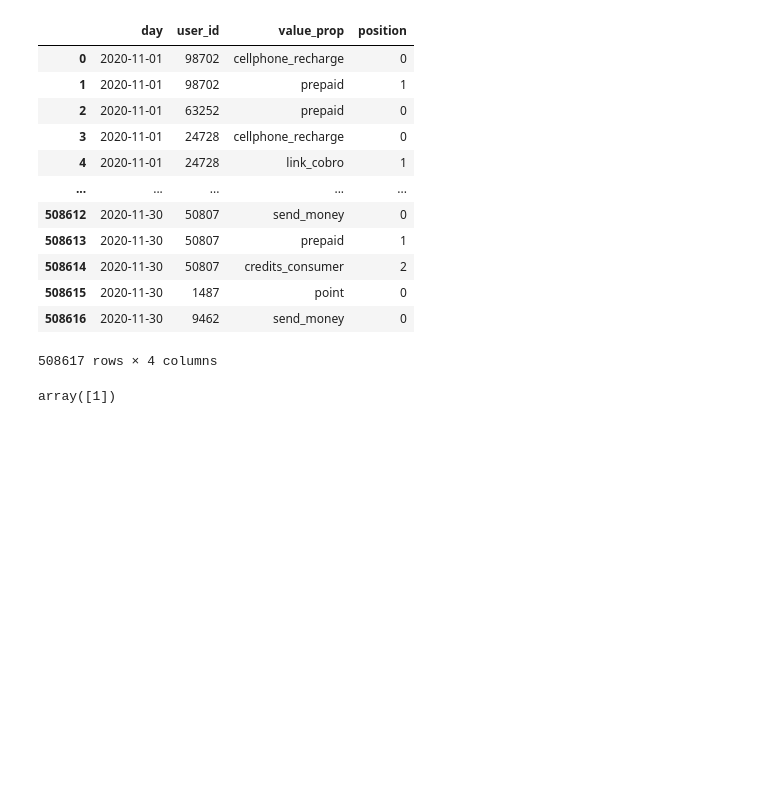
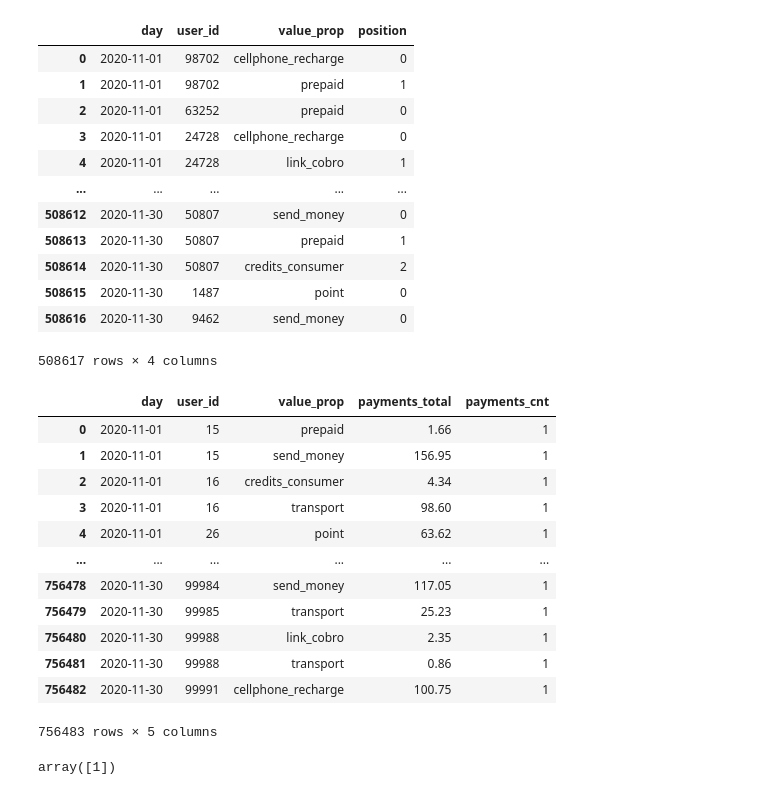
Before and after one commit to JohanRomero19/CarrouselXselling, a Jupyter notebook: exploration/data_exploration.ipynb, the cells around one changed output. Saved outputs shown, nothing was run; the diff lists cells and outputs as text; code cells hidden in the pictures; blank space fills up the shorter version.

```diff
--- a/exploration/data_exploration.ipynb
+++ b/exploration/data_exploration.ipynb
@@ -308,6 +308,22 @@ def aggregate_pays(pays_norm: pd.DataFrame) -> pd.DataFrame:
     return agg
 # %%
 pays_aggregated = aggregate_pays(pays_normalized)
+# %%
+pays_aggregated
+# %% [output]
+|  | day | user_id | value_prop | payments_total | payments_cnt |
+| 0 | 2020-11-01 | 15 | prepaid | 1.66 | 1 |
+| 1 | 2020-11-01 | 15 | send_money | 156.95 | 1 |
+| 2 | 2020-11-01 | 16 | credits_consumer | 4.34 | 1 |
+| 3 | 2020-11-01 | 16 | transport | 98.60 | 1 |
+| 4 | 2020-11-01 | 26 | point | 63.62 | 1 |
+| ... | ... | ... | ... | ... | ... |
+| 756478 | 2020-11-30 | 99984 | send_money | 117.05 | 1 |
+| 756479 | 2020-11-30 | 99985 | transport | 25.23 | 1 |
+| 756480 | 2020-11-30 | 99988 | link_cobro | 2.35 | 1 |
+| 756481 | 2020-11-30 | 99988 | transport | 0.86 | 1 |
+| 756482 | 2020-11-30 | 99991 | cellphone_recharge | 100.75 | 1 |
+756483 rows × 5 columns
 # %%
 def aggregate_events_wide(events_norm: pd.DataFrame, prefix: str) -> pd.DataFrame:
     """
```
Also changed, not shown: parts of 6 cells of this notebook, 9 other files.
